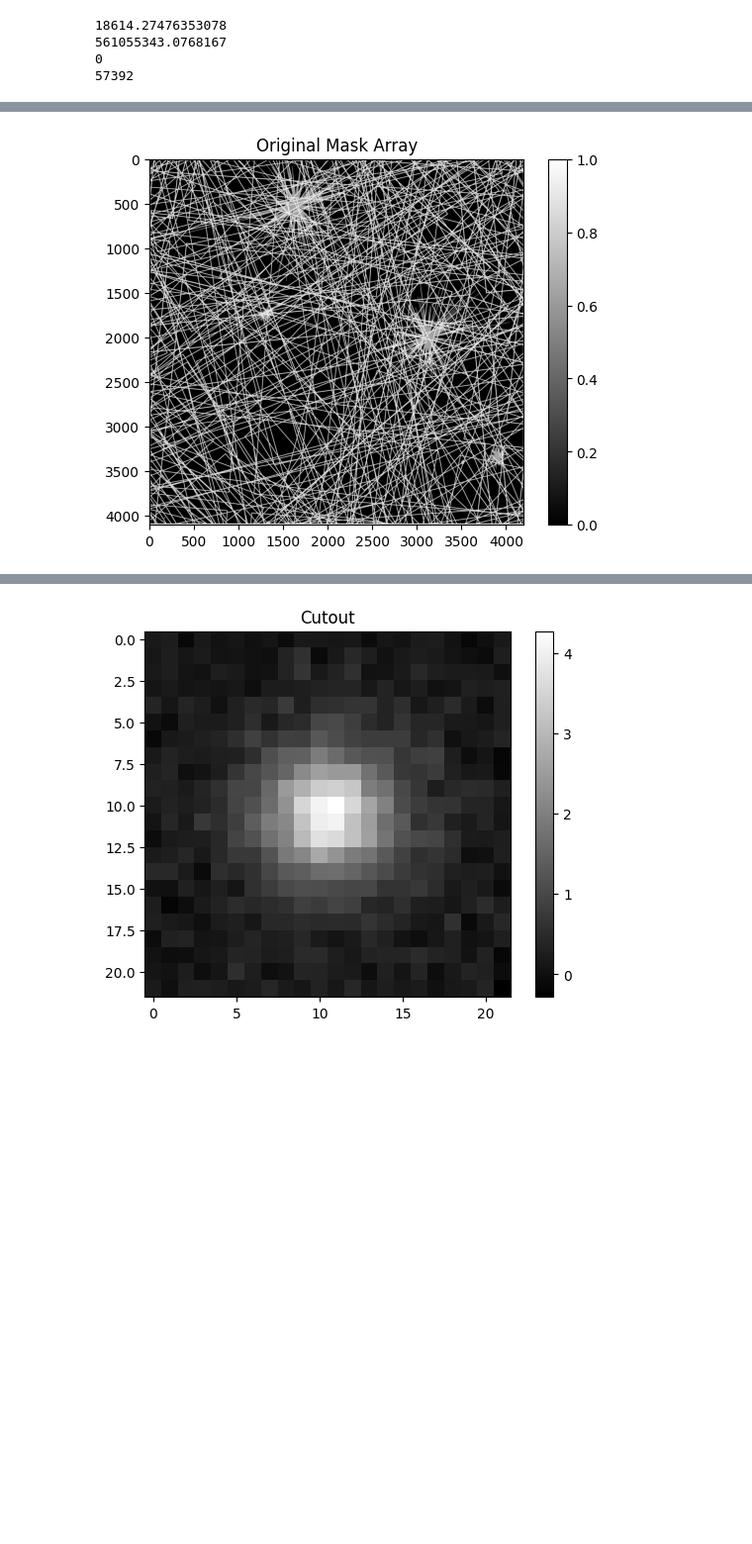
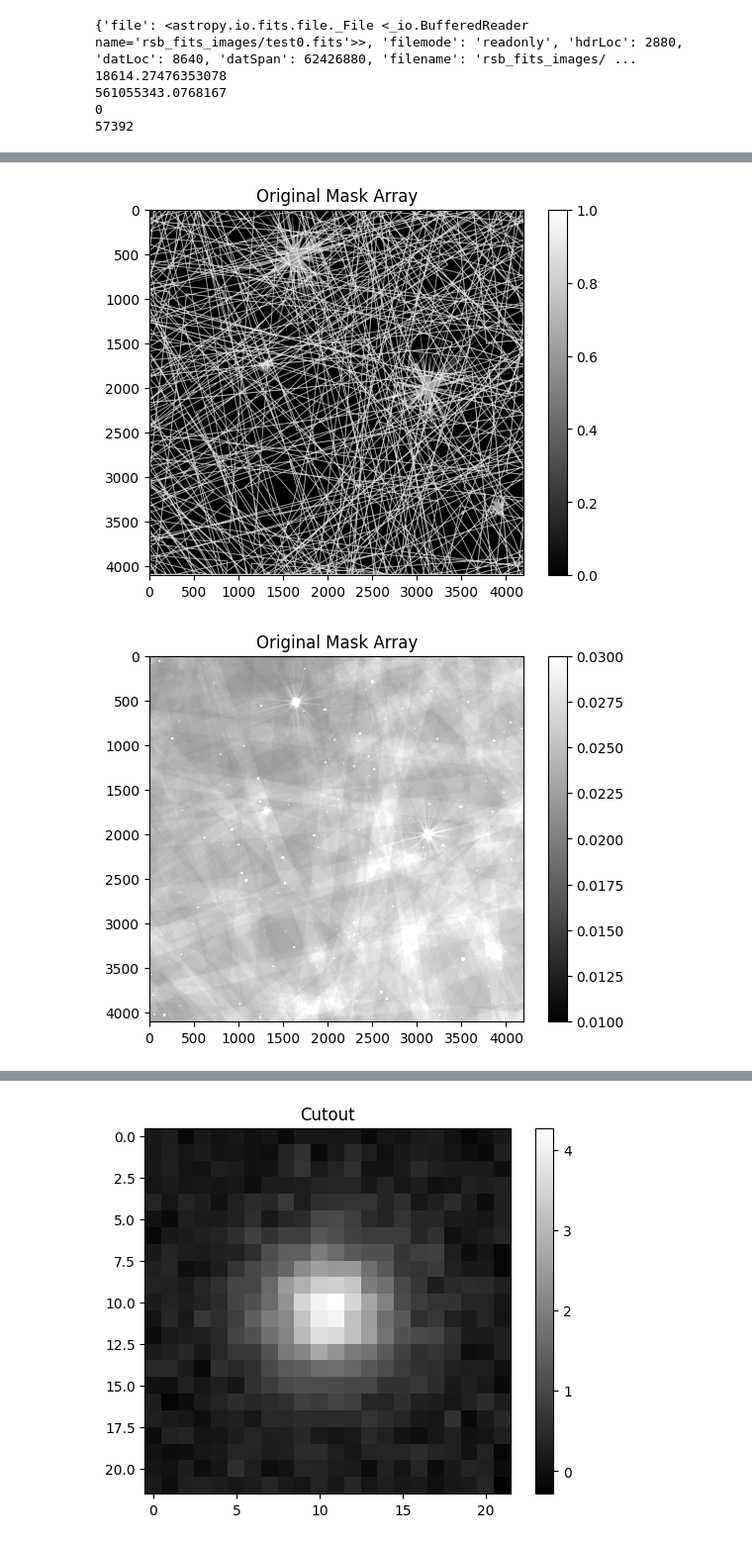
Before and after one commit to sierrajanson/Comp_Astro_Lab-Rubin, a Jupyter notebook: clean_sersics.ipynb, the cells around one changed output, grey strips where cells are left out. Shown at 99% size. Cells and saved outputs as stored; diff of their text form; code cells hidden in the pictures; blank space fills up the shorter version.

```diff
--- a/clean_sersics.ipynb
+++ b/clean_sersics.ipynb
@@ -14,7 +14,6 @@ from scipy.ndimage import gaussian_filter
 # Opening Image
 img = 'rsb_fits_images/test0.fits'
 hdul = fits.open(img)
-
 # Parsing Header
 img_data = hdul[1].data            # image
 mask_data = hdul[2].data           # mask
@@ -26,45 +25,39 @@ print(np.mean(mask_data))
 print(np.var(mask_data))
 print(np.min(mask_data))
 print(np.max(mask_data))
 
 # Normalizing Mask to Sum to One (similar to docs)
 mask_max = np.max(mask_data)
 mask_min = np.min(mask_data)
 mask_normalized = (mask_data - mask_min)/(mask_max - mask_min)
 
 plt.imshow(img_data.data, vmin=0, vmax=0.3)
 plt.colorbar()
 plt.title('Original Image Array')
 plt.show()
 
 plt.imshow(mask_normalized, cmap='gray', vmin=0, vmax=1)
 plt.colorbar()
 plt.title('Original Mask Array')
 plt.show()
+# print(np.min(uncertainty_data))
+
+plt.imshow(uncertainty_data, cmap='gray',vmin=0.01, vmax=0.03)
+plt.colorbar()
+plt.title('Original Mask Array')
+plt.show()
+
 
 # Using Psfex Information Included within FITS file (not working)
-# psfex_hdu_info_index = 9
-# psfex_hdu_data_index = 10
-
-# psfex_info = hdul[psfex_hdu_info_index]
-# psfex_data = hdul[psfex_hdu_data_index]
-
-# pixstep = psfex_info.data._pixstep[0]  # Image pixel per PSF pixel
-# size = psfex_data.data["_size"]  # size of PSF  (nx, ny, n_basis_vectors)
-# comp = psfex_data.data["_comp"]  # PSF basis components
-# coeff = psfex_data.data["coeff"]  # Coefficients modifying each basis vector
-# psf_basis_image = np.roll(size, shift=-2, axis=1)
-# psf_image = psf_basis_image * psfex_data.data["basis"][0, :, np.newaxis, np.newaxis]
-# # psf_image
-# psf_image = psf_image.sum(0)[0:20]
-# psf_image /= psf_image.sum()
 
 # print(psf_image)
 # print(psf_image.shape)
 # %% [output]
+{'file': <astropy.io.fits.file._File <_io.BufferedReader name='rsb_fits_images/test0.fits'>>, 'filemode': 'readonly', 'hdrLoc': 2880, 'datLoc': 8640, 'datSpan': 62426880, 'filename': 'rsb_fits_images/ ...
 18614.27476353078
 561055343.0768167
 0
 57392
 [figure]
 [figure]
+[figure, added]
```
Also changed, not shown: parts of 2 cells of this notebook, 1 other file.
